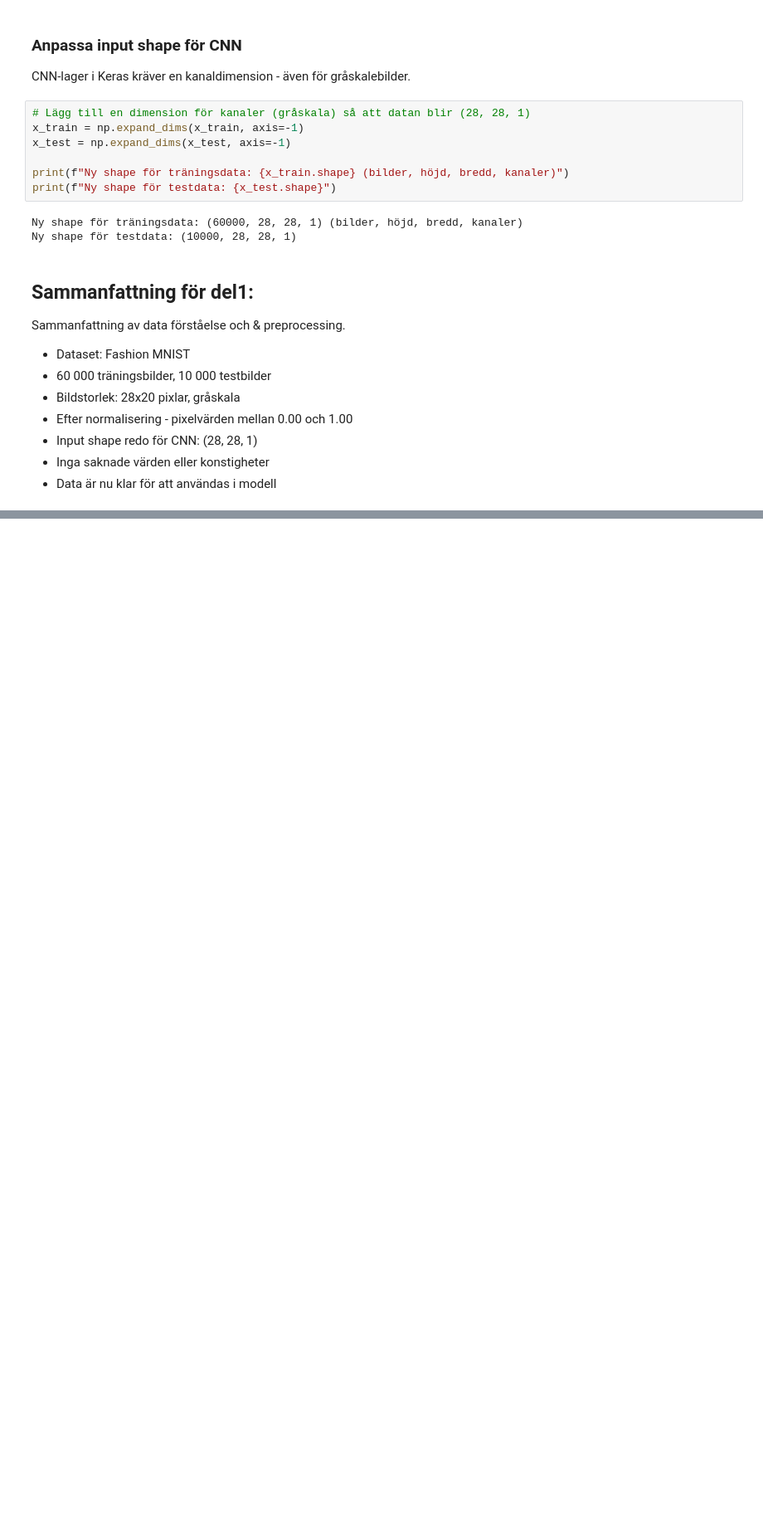
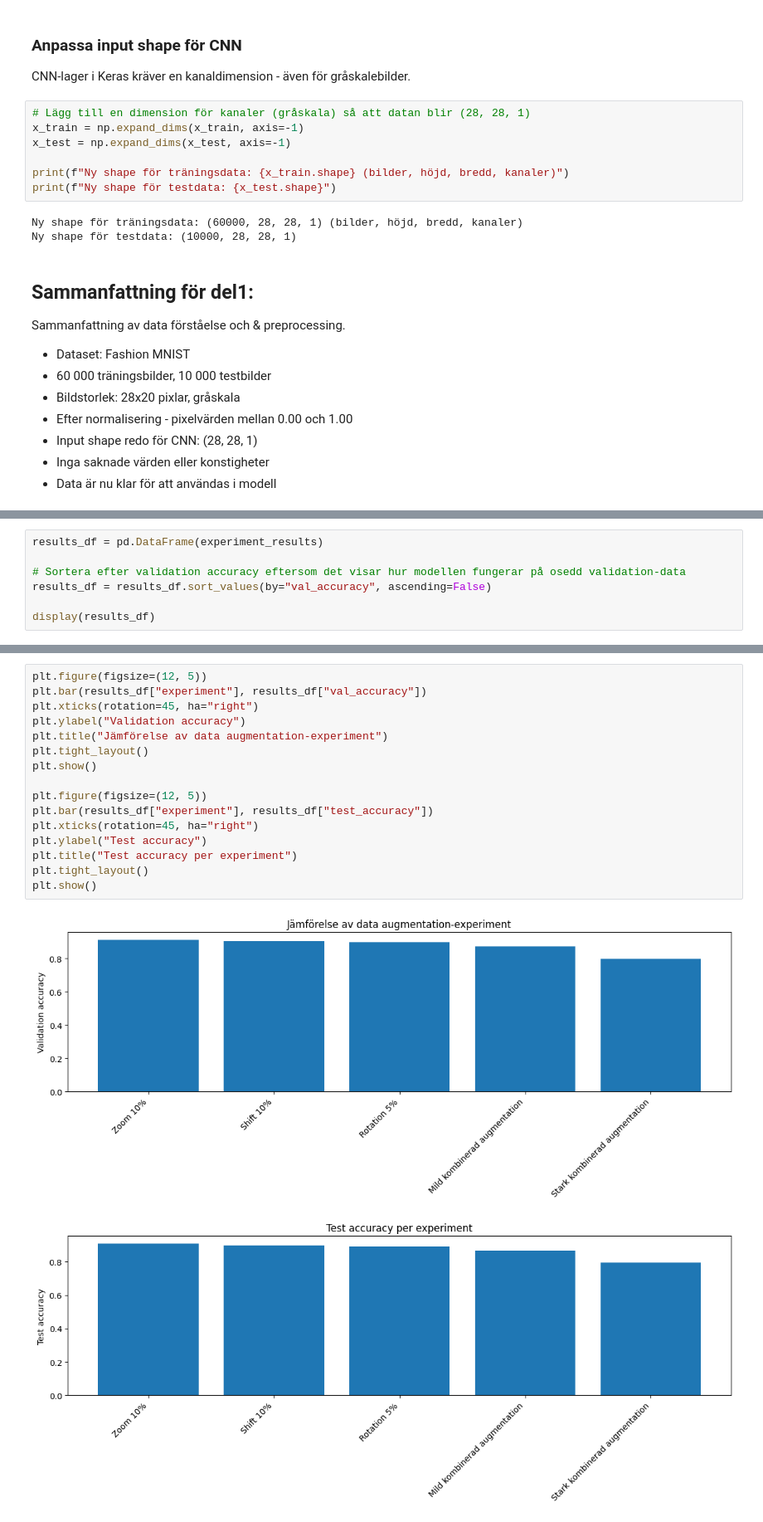
Before and after one commit to elzacapar/DL-grupp5-augmentation, a Jupyter notebook: notebook/fashion_mnist_data_augmentation.ipynb, the cells around one changed output, grey strips where cells are left out. Shown at 83% size. Drawn from its saved outputs; the diff is of its cells as text; blank space fills up the shorter version.

```diff
--- a/notebook/fashion_mnist_data_augmentation.ipynb
+++ b/notebook/fashion_mnist_data_augmentation.ipynb
@@ -208,0 +514,7 @@ Test loss: 0.2922
+# %%
+results_df = pd.DataFrame(experiment_results)
+
+# Sortera efter validation accuracy eftersom det visar hur modellen fungerar på osedd validation-data
+results_df = results_df.sort_values(by="val_accuracy", ascending=False)
+
+display(results_df)
@@ -208,0 +532,19 @@ Test loss: 0.2922
+# %%
+plt.figure(figsize=(12, 5))
+plt.bar(results_df["experiment"], results_df["val_accuracy"])
+plt.xticks(rotation=45, ha="right")
+plt.ylabel("Validation accuracy")
+plt.title("Jämförelse av data augmentation-experiment")
+plt.tight_layout()
+plt.show()
+
+plt.figure(figsize=(12, 5))
+plt.bar(results_df["experiment"], results_df["test_accuracy"])
+plt.xticks(rotation=45, ha="right")
+plt.ylabel("Test accuracy")
+plt.title("Test accuracy per experiment")
+plt.tight_layout()
+plt.show()
+# %% [output]
+[figure, added]
+[figure, added]
```
Also changed, not shown: parts of 25 cells of this notebook, 1 other file.
